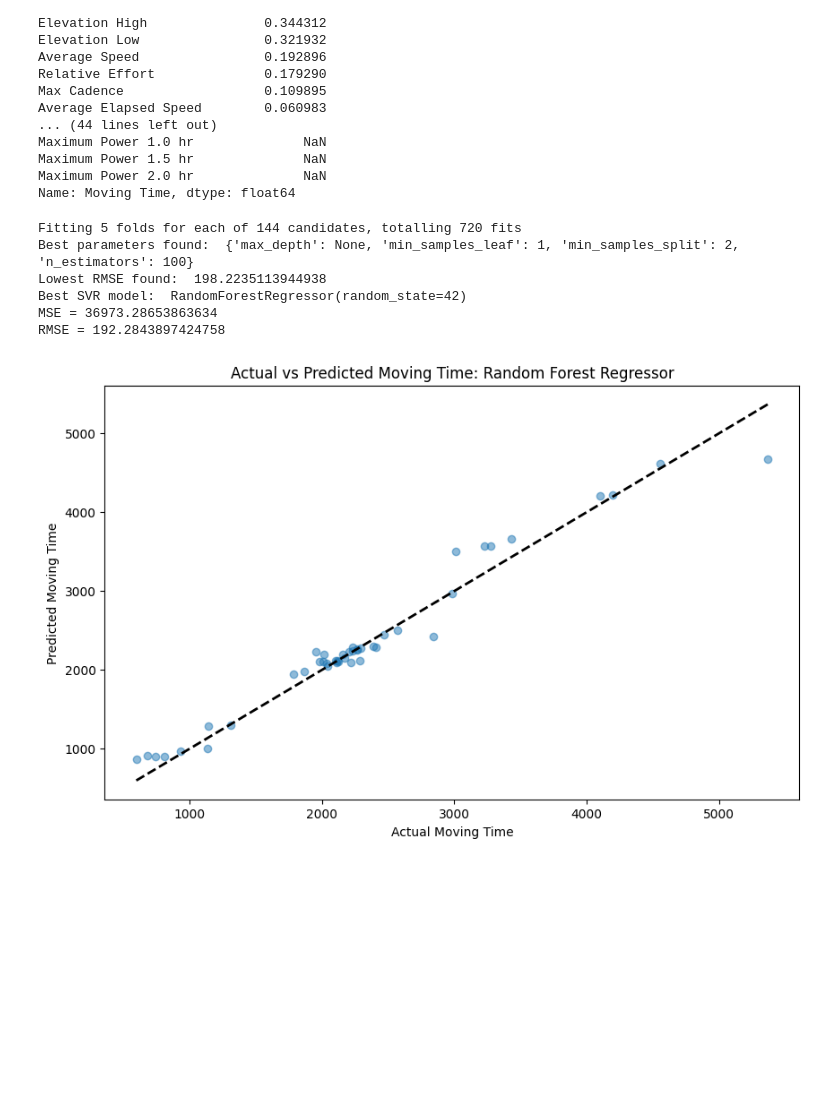
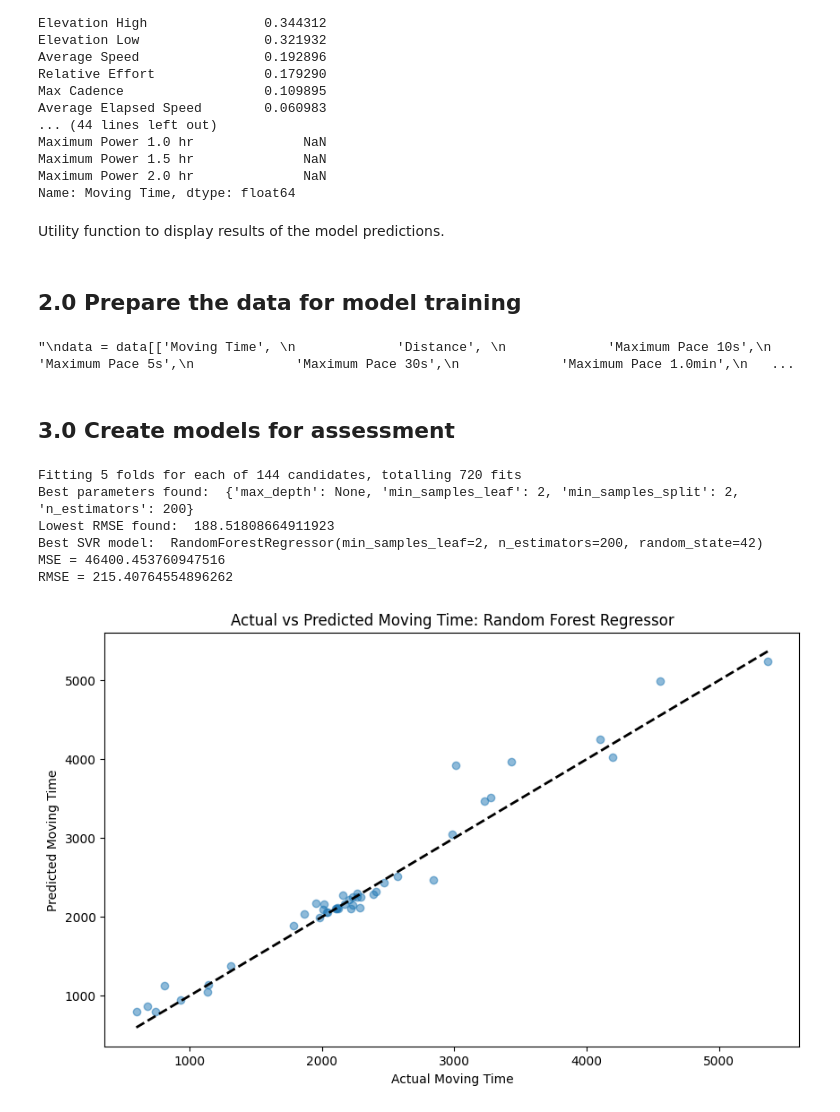
Before and after one commit to Redback-Operations/redback-fit-sports-performance, a Jupyter notebook: Cycling Analysis/Swim Duration Prediction.ipynb, the cells around one changed output. Drawn from its saved outputs; the diff is of its cells as text; code cells hidden in the pictures; blank space fills up the shorter version.

```diff
--- a/Cycling Analysis/Swim Duration Prediction.ipynb
+++ b/Cycling Analysis/Swim Duration Prediction.ipynb
@@ -36,6 +38,8 @@ Maximum Power 1.0 hr              NaN
 Maximum Power 1.5 hr              NaN
 Maximum Power 2.0 hr              NaN
 Name: Moving Time, dtype: float64
+# %% [markdown]
+Utility function to display results of the model predictions.
 # %%
 import matplotlib.pyplot as plt
 
@@ -47,6 +51,64 @@ def plot_results(y_test, y_pred, model_name):
     plt.title('Actual vs Predicted Moving Time: {}'.format(model_name))
     plt.plot([y_test.min(), y_test.max()], [y_test.min(), y_test.max()], 'k--', lw=2)  # Diagonal line for reference
     plt.show()
+# %% [markdown]
+## 2.0 Prepare the data for model training
+# %%
+from pace_curve import PaceCurveAnalyzer
+
+pca = PaceCurveAnalyzer()
+
+# Add the 90 day Pace Curve in place of the single session values
+def update_pace(row):
+    # create_pace_curve uses row-specific data
+    paces = pca.create_pace_curve('Swim', row['Activity Date'], 90)
+
+    row['90 Day Maximum Pace 5s'] = next(pace for duration, pace in paces if duration == 5)
+    row['90 Day Maximum Pace 10s'] = next(pace for duration, pace in paces if duration == 10)
+    row['90 Day Maximum Pace 30s'] = next(pace for duration, pace in paces if duration == 30)
+    row['90 Day Maximum Pace 1.0min'] = next(pace for duration, pace in paces if duration == 60)
+    row['90 Day Maximum Pace 5.0min'] = next(pace for duration, pace in paces if duration == 300)
+    row['90 Day Maximum Pace 10.0min'] = next(pace for duration, pace in paces if duration == 600)
+    row['90 Day Maximum Pace 20.0min'] = next(pace for duration, pace in paces if duration == 1200)
+    row['90 Day Maximum Pace 30.0min'] = next(pace for duration, pace in paces if duration == 1800)
+    row['90 Day Maximum Pace 1.0 hr'] = next(pace for duration, pace in paces if duration == 3600)
+    row['90 Day Maximum Pace 1.5 hr'] = next(pace for duration, pace in paces if duration == 5400)
+    row['90 Day Maximum Pace 2.0 hr'] = next(pace for duration, pace in paces if duration == 7200)
+    row.fillna(0.0, inplace=True)
+    return row
+
+# Remove the fields that are proxies of the target variable 'Moving Time' from the predictors
+data = swim_activities.drop(['Elapsed Time',
+                             'Power Count',
+                             'Average Elapsed Speed'
+                            ],
+                            axis=1)
+
+data = data.apply(update_pace, axis=1)
+
+# Separate out just the competition data (but with the 90 day Pace and Power data)
+# to create a model for predicting race performance
+# data[data['Competition'] == True]
+
+# Remove all columns except the target variable 'Moving Time' and the predictors of distance and Pace Curve
+data = data[['Moving Time',
+             'Distance',
+             '90 Day Maximum Pace 5s',
+             '90 Day Maximum Pace 10s',
+             '90 Day Maximum Pace 30s',
+             '90 Day Maximum Pace 1.0min',
+             '90 Day Maximum Pace 5.0min',
+             '90 Day Maximum Pace 10.0min',
+             '90 Day Maximum Pace 20.0min',
+             '90 Day Maximum Pace 30.0min',
+             '90 Day Maximum Pace 1.0 hr',
+             '90 Day Maximum Pace 1.5 hr',
+             '90 Day Maximum Pace 2.0 hr'
+            ]]
+# %% [output]
+"\ndata = data[['Moving Time', \n             'Distance', \n             'Maximum Pace 10s',\n             'Maximum Pace 5s',\n             'Maximum Pace 30s',\n             'Maximum Pace 1.0min',\n   ...
+# %% [markdown]
+## 3.0 Create models for assessment
 # %%
 from sklearn.ensemble import RandomForestRegressor
 from sklearn.model_selection import train_test_split
@@ -61,11 +123,7 @@ data = swim_activities.select_dtypes(include=[np.number])
 data = data.fillna(0)
 
 # Removing the target variable 'Moving Time' from the predictors
-X = data.drop(['Elapsed Time',
-               'Moving Time',
-               'Average Elapsed Speed'
-               ],
-                axis=1)
+X = data.drop(['Moving Time',], axis=1)
 y = data['Moving Time']
 
 # Splitting the data into training and testing sets
@@ -83,39 +141,39 @@ param_grid = {
 }
 
 # Create a GridSearchCV object
 grid_search = GridSearchCV(estimator=rf_model, param_grid=param_grid,
                               cv=5, n_jobs=-1, verbose=1, scoring='neg_mean_squared_error')
 
 # Fit the grid search to the data
 grid_search.fit(X_train, y_train)
 
 # Best estimator
 best_rf = grid_search.best_estimator_
 
 # Print the best parameters
 print("Best parameters found: ", grid_search.best_params_)
 print("Lowest RMSE found: ", np.sqrt(np.abs(grid_search.best_score_)))
 
 # Print the complete configuration of the best SVR model
 print("Best SVR model: ", grid_search.best_estimator_)
 
 # Predicting on the test set with the best estimator
 y_pred = best_rf.predict(X_test)
 
 # Calculating the Mean Squared Error
 mse = mean_squared_error(y_test, y_pred)
 print (f'MSE = {mse}')
 print (f'RMSE = {np.sqrt(mse)}')
 
 plot_results(y_test, y_pred, 'Random Forest Regressor')
 # %% [output]
 Fitting 5 folds for each of 144 candidates, totalling 720 fits
-Best parameters found:  {'max_depth': None, 'min_samples_leaf': 1, 'min_samples_split': 2, 'n_estimators': 100}
-Lowest RMSE found:  198.2235113944938
-Best SVR model:  RandomForestRegressor(random_state=42)
-MSE = 36973.28653863634
-RMSE = 192.2843897424758
+Best parameters found:  {'max_depth': None, 'min_samples_leaf': 2, 'min_samples_split': 2, 'n_estimators': 200}
+Lowest RMSE found:  188.51808664911923
+Best SVR model:  RandomForestRegressor(min_samples_leaf=2, n_estimators=200, random_state=42)
+MSE = 46400.453760947516
+RMSE = 215.40764554896262
-[figure, old version]
+[figure, new version]
 # %%
 from sklearn.svm import SVR
 from sklearn.model_selection import train_test_split
```
Also changed, not shown: parts of 6 cells of this notebook.
